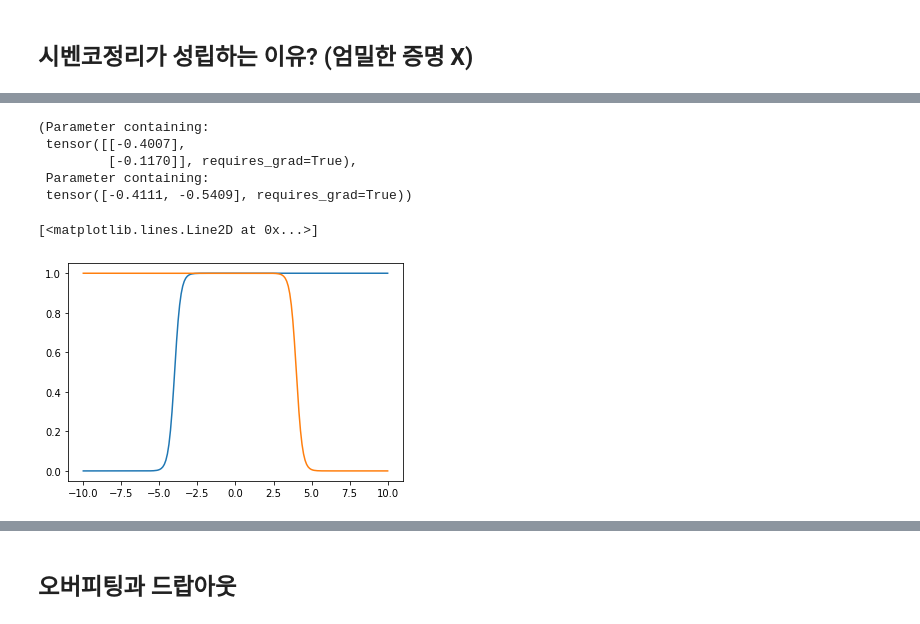
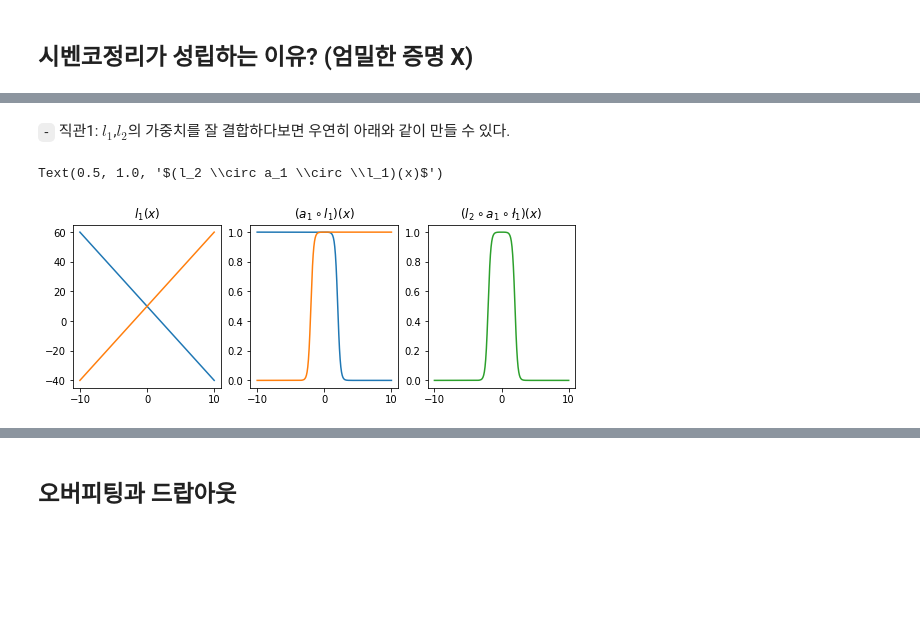
Before and after one commit to guebin/DL2022_backup, a Jupyter notebook: _notebooks/Untitled1.ipynb, the cells around one changed output, grey strips where cells are left out. Drawn from its saved outputs; the diff is of its cells as text; code cells hidden in the pictures; blank space fills up the shorter version.

```diff
--- a/_notebooks/Untitled1.ipynb
+++ b/_notebooks/Untitled1.ipynb
@@ -340,18 +354,20 @@ sig = torch.nn.Sigmoid()
 # %%
 l1 = torch.nn.Linear(in_features=1,out_features=2)
+a1 = torch.nn.Sigmoid()
+l2 = torch.nn.Linear(in_features=2,out_features=1)
+# %% [markdown]
+`-` 직관1: $l_1$,$l_2$의 가중치를 잘 결합하다보면 우연히 아래와 같이 만들 수 있다.
 # %%
-l1.weight.data =
-l1.bias.data =
+l1.weight.data = torch.tensor([[-5.00],[5.00]])
+l1.bias.data = torch.tensor([+10.00,+10.00])
-# %% [output]
-(Parameter containing:
- tensor([[-0.4007],
-         [-0.1170]], requires_grad=True),
- Parameter containing:
- tensor([-0.4111, -0.5409], requires_grad=True))
-# %%
-x = torch.linspace(-10,10,200)
-plt.plot(x,sig(5*(x+4)))
-plt.plot(x,sig(-5*(x-4)))
-# %% [output]
-[<matplotlib.lines.Line2D at 0x...>]
-[figure, removed]
+# %%
+l2.weight.data = torch.tensor([[1.00,1.00]])
+l2.bias.data = torch.tensor([-1.00])
+# %%
+fig,ax = plt.subplots(1,3,figsize=(9,3))
+ax[0].plot(x,l1(x).data); ax[0].set_title('$l_1(x)$')
+ax[1].plot(x,a1(l1(x)).data); ax[1].set_title('$(a_1 \circ l_1)(x)$')
+ax[2].plot(x,l2(a1(l1(x))).data,color='C2'); ax[2].set_title('$(l_2 \circ a_1 \circ \l_1)(x)$')
+# %% [output]
+Text(0.5, 1.0, '$(l_2 \\circ a_1 \\circ \\l_1)(x)$')
+[figure, added]
```
Also changed, not shown: parts of 156 cells of this notebook, 1 other file.
